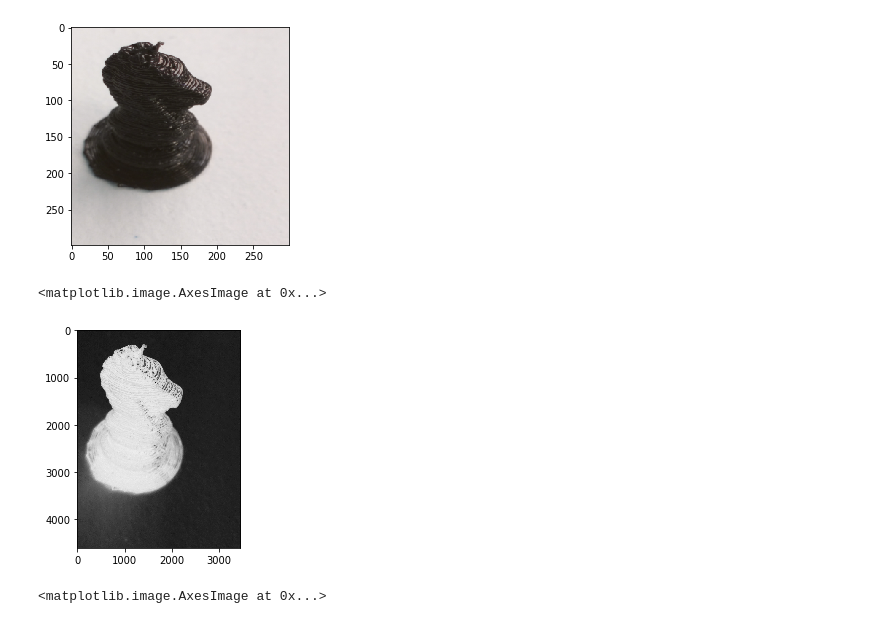
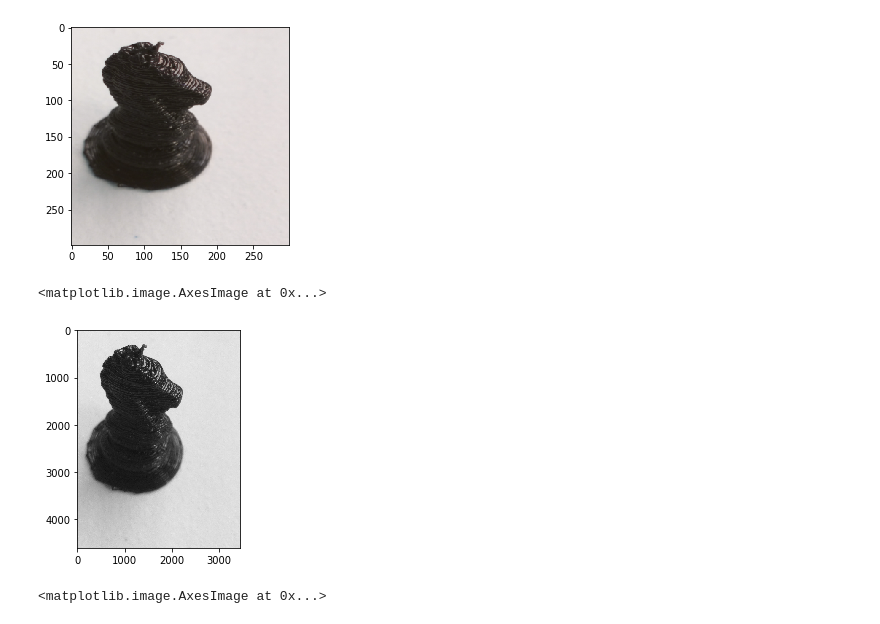
Before and after one commit to ace-racer/Extending-Board-Games-using-deep-learning, a Jupyter notebook: chess_piece_detection/Grayscale processing.ipynb, the cells around one changed output. Saved outputs shown, nothing was run; the diff lists cells and outputs as text; code cells hidden in the pictures.

```diff
--- a/chess_piece_detection/Grayscale processing.ipynb
+++ b/chess_piece_detection/Grayscale processing.ipynb
@@ -19,10 +19,10 @@ plt.imshow(resized_image)
 [figure]
 # %%
 gray = cv2.cvtColor(image, cv2.COLOR_BGR2GRAY)
-plt.imshow(gray, cmap='gray_r')
+plt.imshow(gray, cmap='gray')
 # %% [output]
 <matplotlib.image.AxesImage at 0x...>
-[figure, old version]
+[figure, new version]
 # %%
 # https://docs.opencv.org/3.1.0/d5/daf/tutorial_py_histogram_equalization.html
 equalized_gray = cv2.equalizeHist(gray)
```
Also changed, not shown: parts of 17 cells of this notebook.
